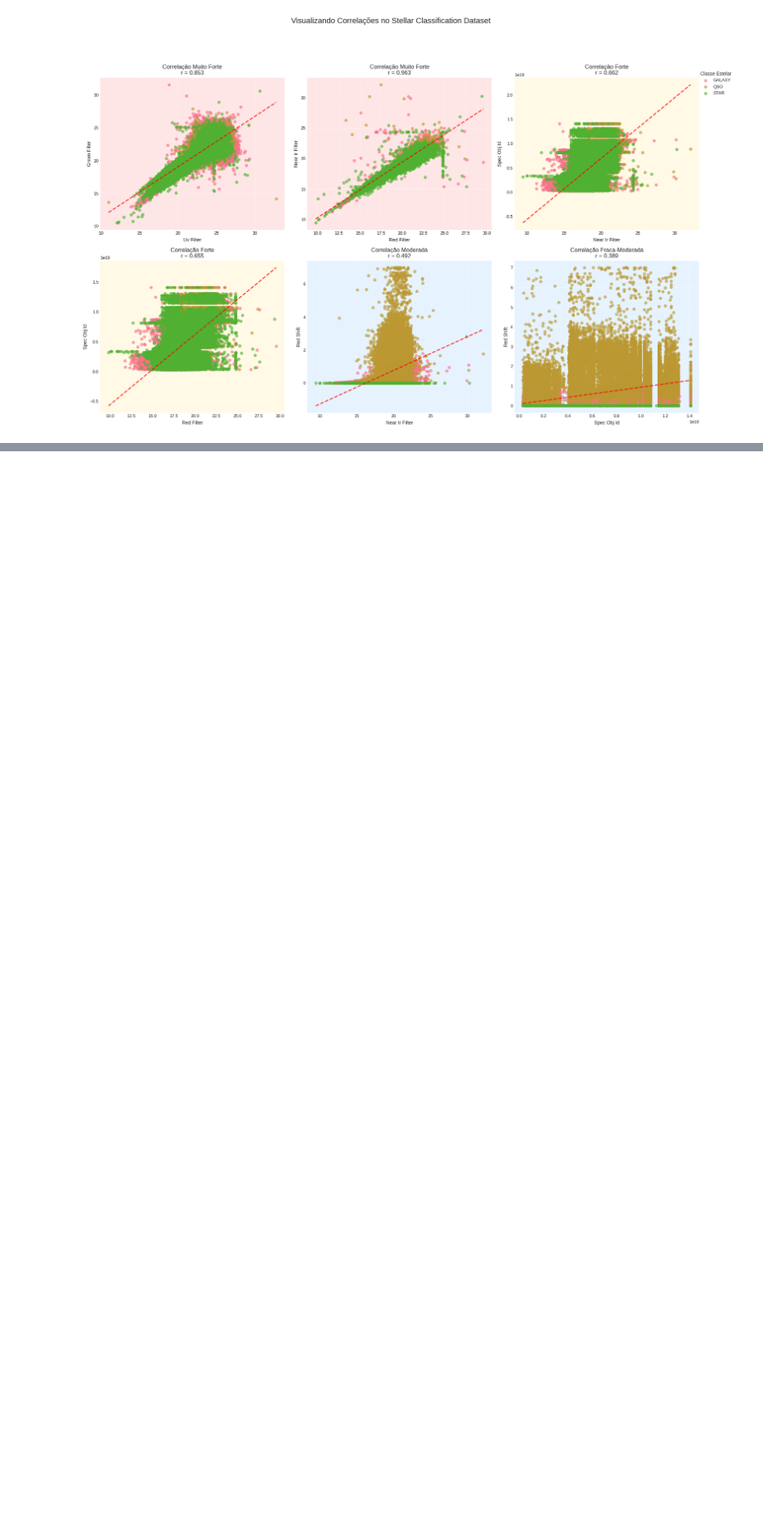
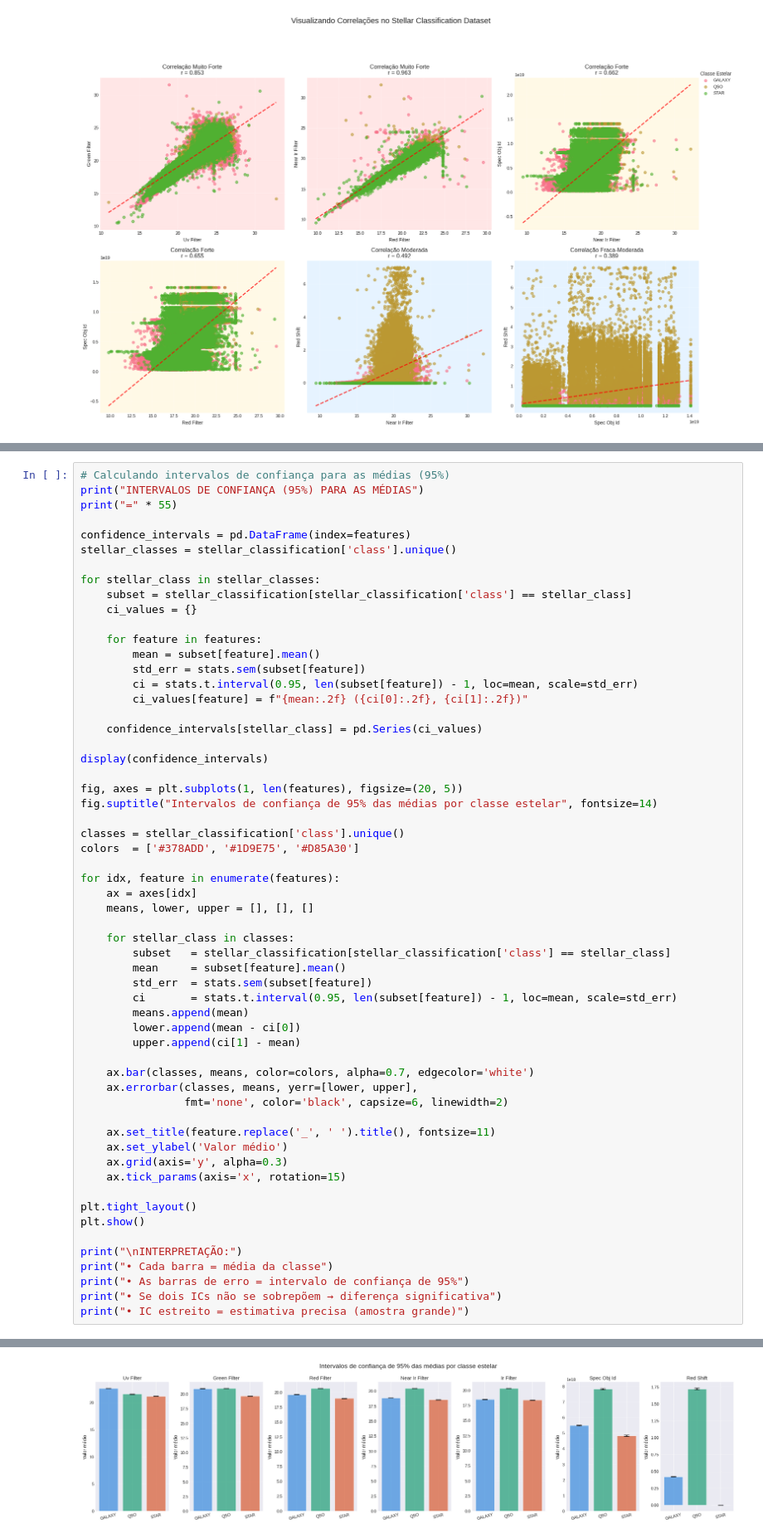
Before and after one commit to livlutz/INF1032, a Jupyter notebook: INF1032.ipynb, the cells around one changed output, grey strips where cells are left out. Shown at 83% size. Saved outputs shown, nothing was run; the diff lists cells and outputs as text; blank space fills up the shorter version.

Commit message:
Add target variable distribution analysis and 95% confidence intervals

```diff
--- a/INF1032.ipynb
+++ b/INF1032.ipynb
@@ -869,0 +909,59 @@ plt.show()
+# %%
+# Calculando intervalos de confiança para as médias (95%)
+print("INTERVALOS DE CONFIANÇA (95%) PARA AS MÉDIAS")
+print("=" * 55)
+
+confidence_intervals = pd.DataFrame(index=features)
+stellar_classes = stellar_classification['class'].unique()
+
+for stellar_class in stellar_classes:
+    subset = stellar_classification[stellar_classification['class'] == stellar_class]
+    ci_values = {}
+
+    for feature in features:
+        mean = subset[feature].mean()
+        std_err = stats.sem(subset[feature])
+        ci = stats.t.interval(0.95, len(subset[feature]) - 1, loc=mean, scale=std_err)
+        ci_values[feature] = f"{mean:.2f} ({ci[0]:.2f}, {ci[1]:.2f})"
+
+    confidence_intervals[stellar_class] = pd.Series(ci_values)
+
+display(confidence_intervals)
+
+fig, axes = plt.subplots(1, len(features), figsize=(20, 5))
+fig.suptitle("Intervalos de confiança de 95% das médias por classe estelar", fontsize=14)
+
+classes = stellar_classification['class'].unique()
+colors  = ['#378ADD', '#1D9E75', '#D85A30']
+
+for idx, feature in enumerate(features):
+    ax = axes[idx]
+    means, lower, upper = [], [], []
+
+    for stellar_class in classes:
+        subset   = stellar_classification[stellar_classification['class'] == stellar_class]
+        mean     = subset[feature].mean()
+        std_err  = stats.sem(subset[feature])
+        ci       = stats.t.interval(0.95, len(subset[feature]) - 1, loc=mean, scale=std_err)
+        means.append(mean)
+        lower.append(mean - ci[0])
+        upper.append(ci[1] - mean)
+
+    ax.bar(classes, means, color=colors, alpha=0.7, edgecolor='white')
+    ax.errorbar(classes, means, yerr=[lower, upper],
+                fmt='none', color='black', capsize=6, linewidth=2)
+
+    ax.set_title(feature.replace('_', ' ').title(), fontsize=11)
+    ax.set_ylabel('Valor médio')
+    ax.grid(axis='y', alpha=0.3)
+    ax.tick_params(axis='x', rotation=15)
+
+plt.tight_layout()
+plt.show()
+
+print("\nINTERPRETAÇÃO:")
+print("• Cada barra = média da classe")
+print("• As barras de erro = intervalo de confiança de 95%")
+print("• Se dois ICs não se sobrepõem → diferença significativa")
+print("• IC estreito = estimativa precisa (amostra grande)")
+# %% [output]
@@ -869,0 +978 @@ plt.show()
+[figure, added]
```
Also changed, not shown: parts of 6 cells of this notebook.
